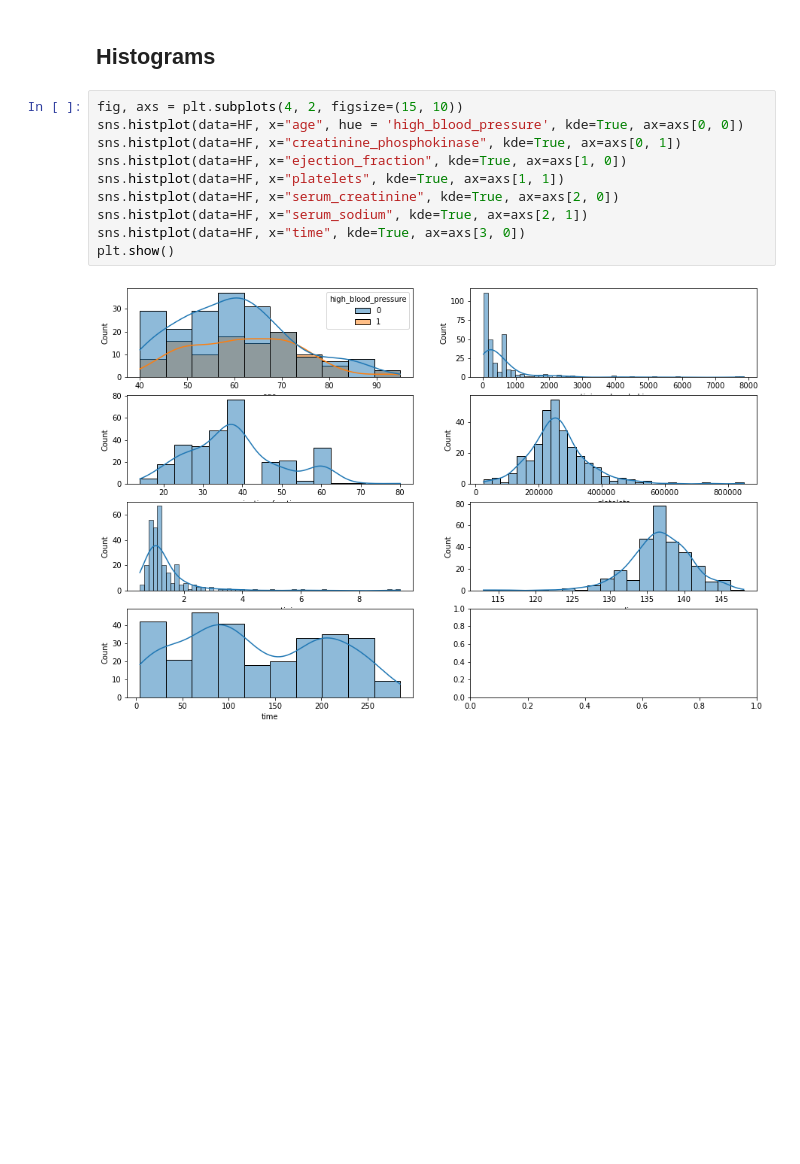
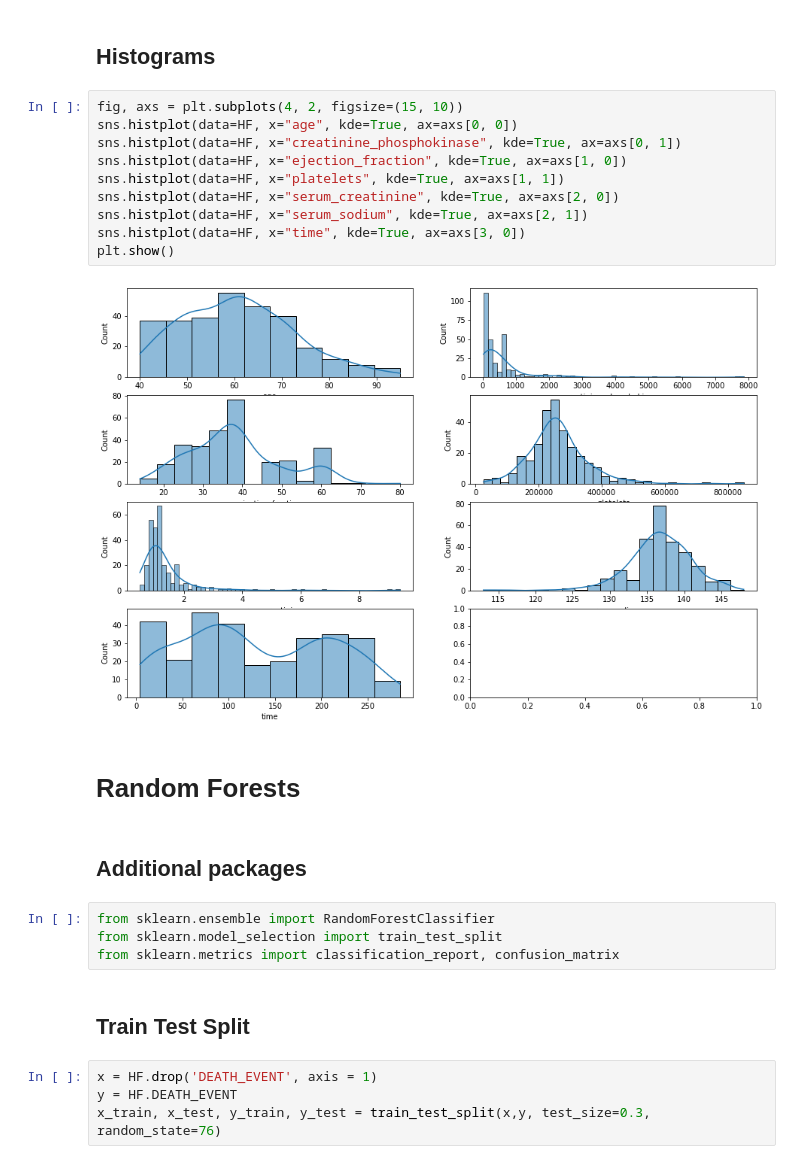
Before and after one commit to sccatalina/FinalProject, a Jupyter notebook: UCIHeartFailure/UCI_HF.Py.ipynb, the cells around one changed output. Saved outputs shown, nothing was run; the diff lists cells and outputs as text; blank space fills up the shorter version.

```diff
--- a/UCIHeartFailure/UCI_HF.Py.ipynb
+++ b/UCIHeartFailure/UCI_HF.Py.ipynb
@@ -102,13 +101,27 @@ for ax in fig.axes:
 ## Histograms
 # %%
 fig, axs = plt.subplots(4, 2, figsize=(15, 10))
-sns.histplot(data=HF, x="age", hue = 'high_blood_pressure', kde=True, ax=axs[0, 0])
+sns.histplot(data=HF, x="age", kde=True, ax=axs[0, 0])
 sns.histplot(data=HF, x="creatinine_phosphokinase", kde=True, ax=axs[0, 1])
 sns.histplot(data=HF, x="ejection_fraction", kde=True, ax=axs[1, 0])
 sns.histplot(data=HF, x="platelets", kde=True, ax=axs[1, 1])
 sns.histplot(data=HF, x="serum_creatinine", kde=True, ax=axs[2, 0])
 sns.histplot(data=HF, x="serum_sodium", kde=True, ax=axs[2, 1])
 sns.histplot(data=HF, x="time", kde=True, ax=axs[3, 0])
 plt.show()
 # %% [output]
-[figure, old version]
+[figure, new version]
+# %% [markdown]
+# Random Forests
+# %% [markdown]
+## Additional packages
+# %%
+from sklearn.ensemble import RandomForestClassifier
+from sklearn.model_selection import train_test_split
+from sklearn.metrics import classification_report, confusion_matrix
+# %% [markdown]
+## Train Test Split
+# %%
+x = HF.drop('DEATH_EVENT', axis = 1)
+y = HF.DEATH_EVENT
+x_train, x_test, y_train, y_test = train_test_split(x,y, test_size=0.3, random_state=76)
```
Also changed, not shown: parts of 27 cells of this notebook.
